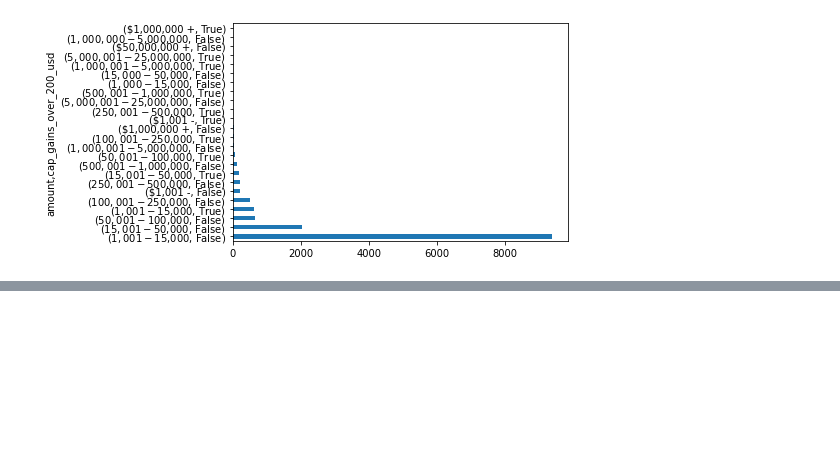
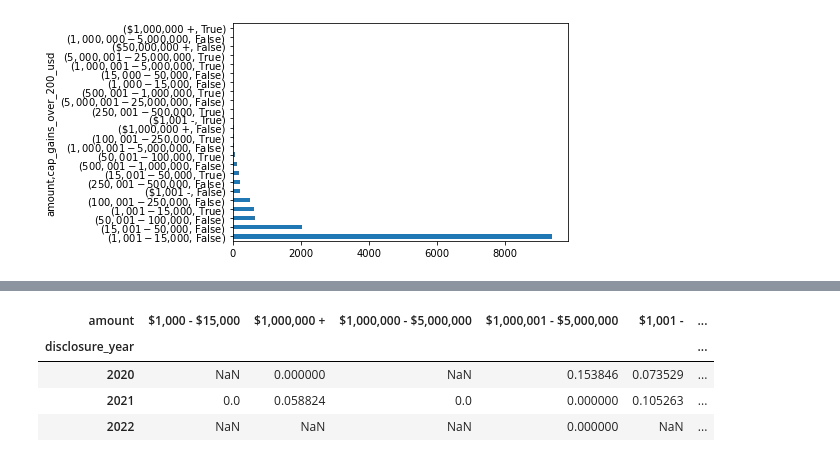
Before and after one commit to tharvipop/sussy-stock-trades, a Jupyter notebook: cleaning_and_eda.ipynb, the cells around one changed output, grey strips where cells are left out. Saved outputs shown, nothing was run; the diff lists cells and outputs as text; code cells hidden in the pictures; blank space fills up the shorter version.

```diff
--- a/cleaning_and_eda.ipynb
+++ b/cleaning_and_eda.ipynb
@@ -173,0 +181,8 @@ df[['amount', 'cap_gains_over_200_usd']].value_counts().plot(kind = 'barh');
+# %%
+df.pivot_table(index = 'disclosure_year', columns='amount', values = 'cap_gains_over_200_usd')
+# %% [output]
+| amount | $1,000 - $15,000 | $1,000,000 + | $1,000,000 - $5,000,000 | $1,000,001 - $5,000,000 | $1,001 - | ... |
+| disclosure_year |  |  |  |  |  | ... |
+| 2020 | NaN | 0.000000 | NaN | 0.153846 | 0.073529 | ... |
+| 2021 | 0.0 | 0.058824 | 0.0 | 0.000000 | 0.105263 | ... |
+| 2022 | NaN | NaN | NaN | 0.000000 | NaN | ... |
```
Also changed, not shown: parts of 3 cells of this notebook.
